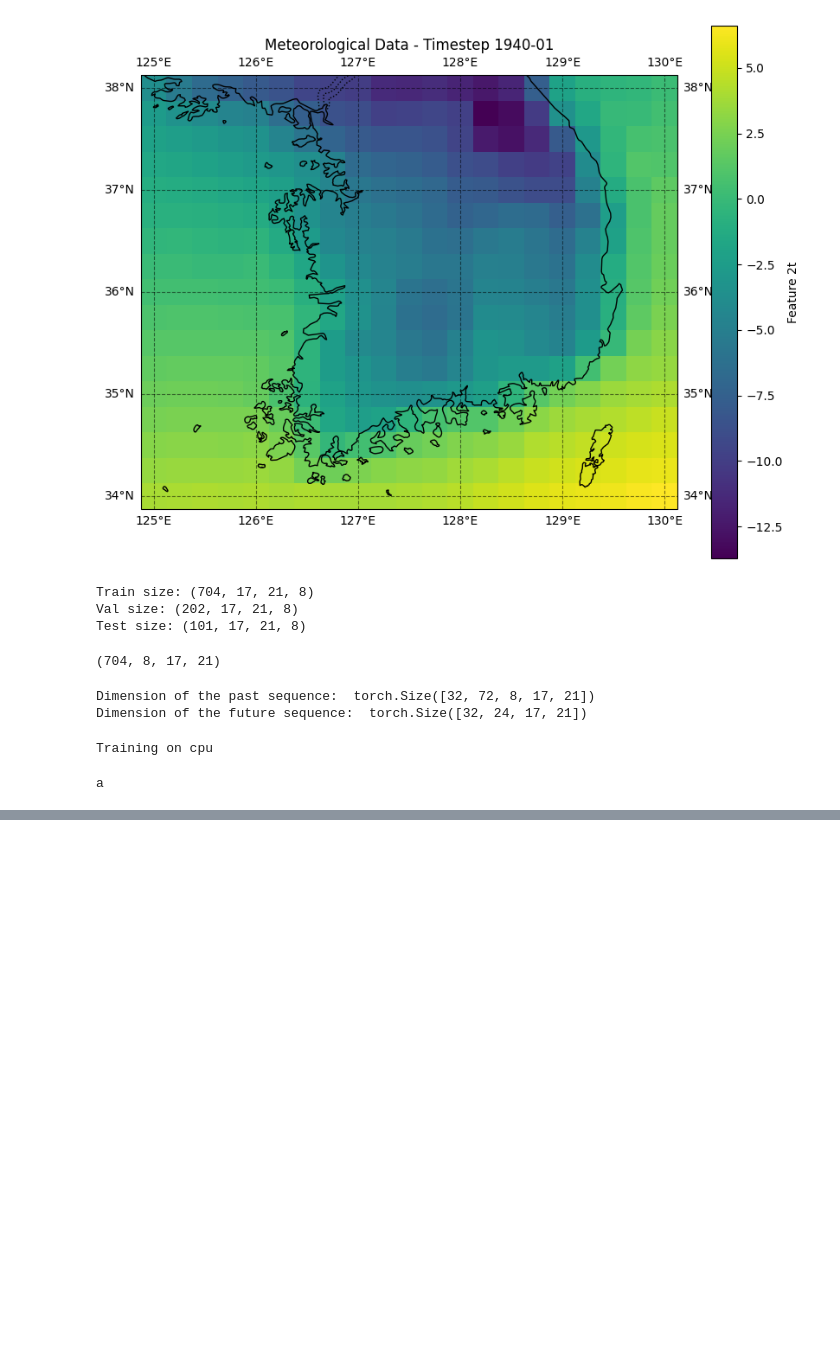
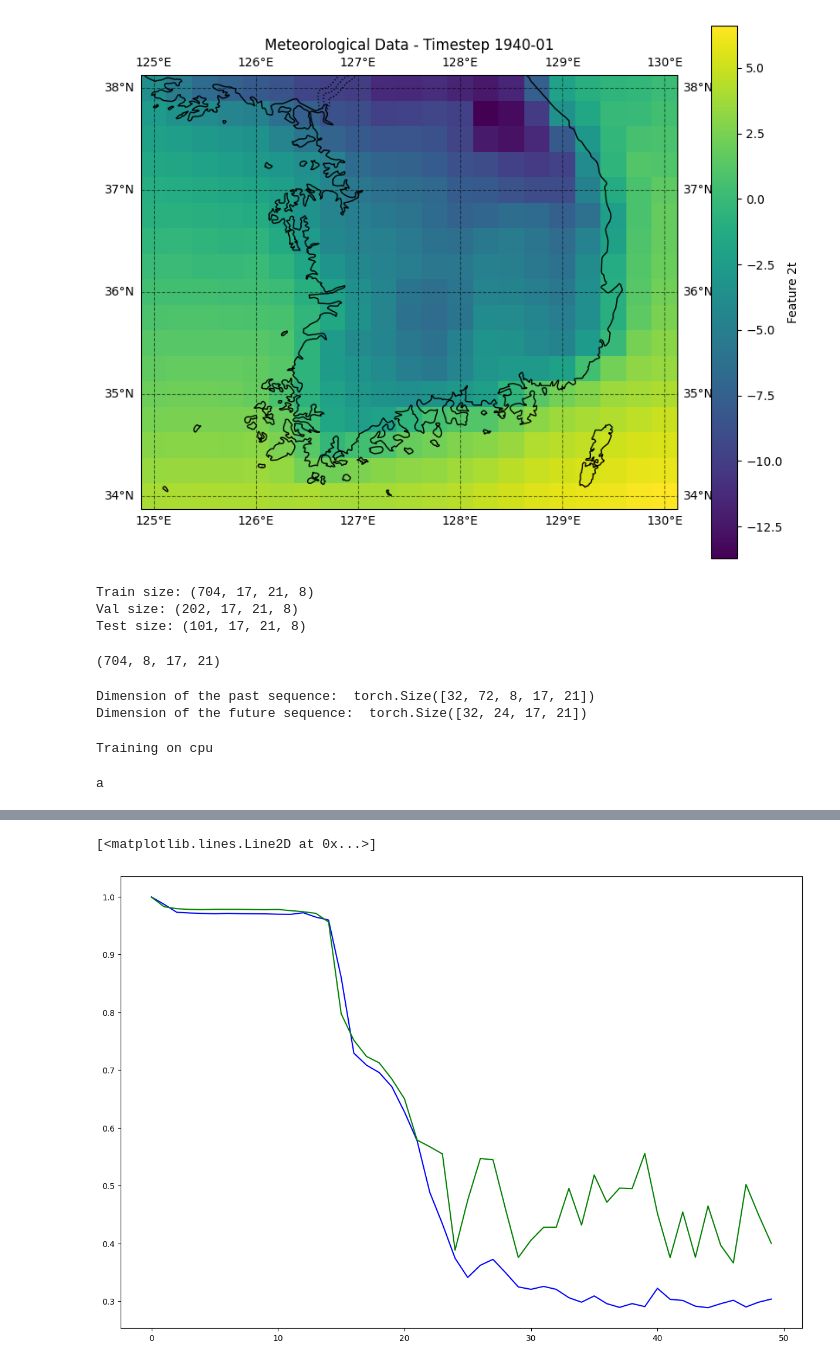
Before and after one commit to Thomas-rnd/Temperature-forecasting, a Jupyter notebook: LSTM_torch.ipynb, the cells around one changed output, grey strips where cells are left out. Drawn from its saved outputs; the diff is of its cells as text; code cells hidden in the pictures; blank space fills up the shorter version.

```diff
--- a/LSTM_torch.ipynb
+++ b/LSTM_torch.ipynb
@@ -636,0 +742,8 @@ plot_temperature_values(loader, predictions, input_width, output_width, lat_idx=
+# %%
+fig, ax = plt.subplots(figsize=(15, 10))
+
+ax.plot(train_losses, color='blue')
+ax.plot(val_losses, color='green')
+# %% [output]
+[<matplotlib.lines.Line2D at 0x...>]
+[figure, added]
```
Also changed, not shown: parts of 15 cells of this notebook.
